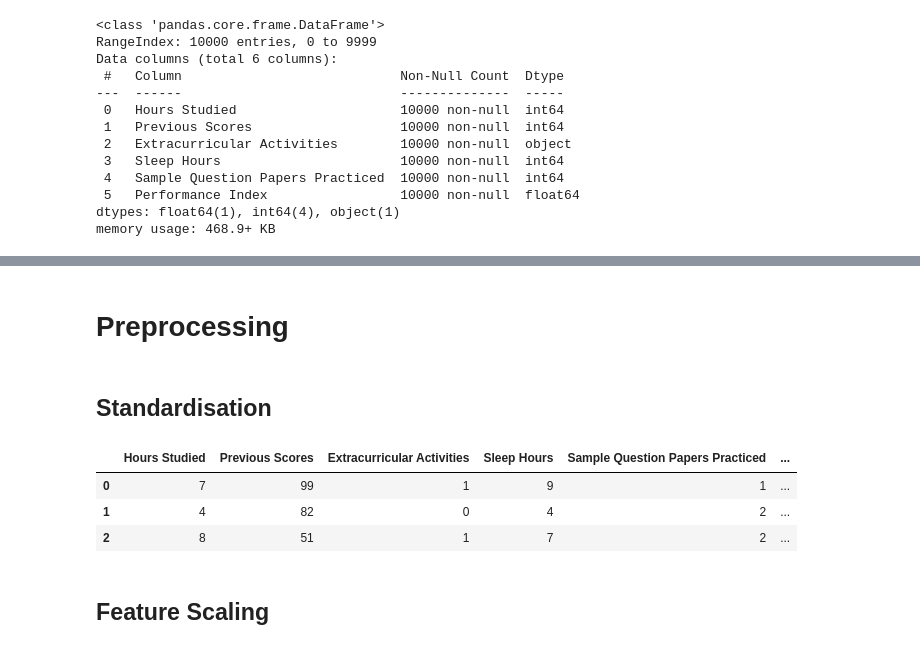
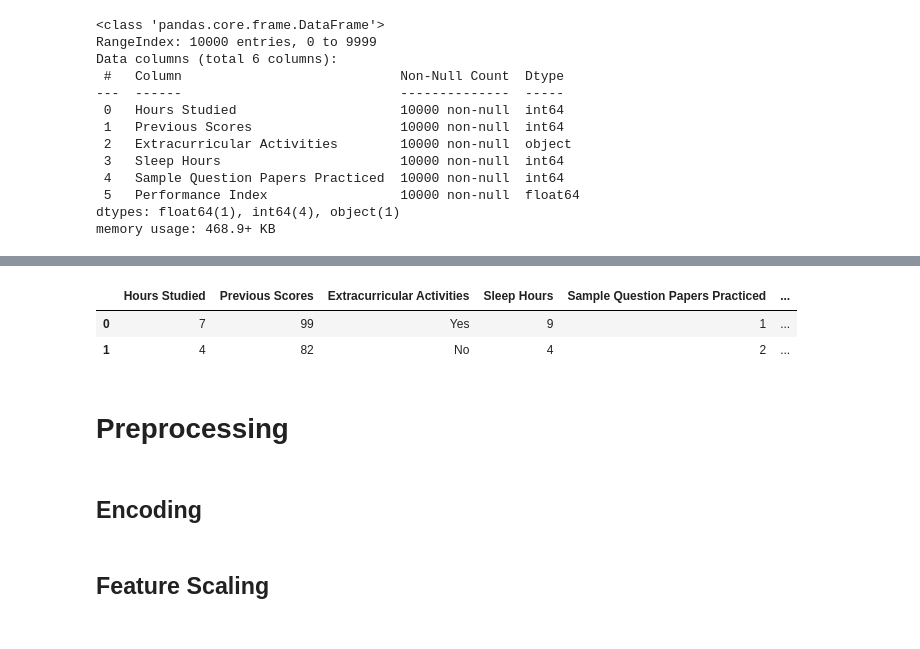
Before and after one commit to Iteba/Data-Science-Practice, a Jupyter notebook: Multi_Linear_Regression_Practice/Multi_Linear_Regression_Practice.ipynb, the cells around one changed output, grey strips where cells are left out. Drawn from its saved outputs; the diff is of its cells as text; code cells hidden in the pictures.

```diff
--- a/Multi_Linear_Regression_Practice/Multi_Linear_Regression_Practice.ipynb
+++ b/Multi_Linear_Regression_Practice/Multi_Linear_Regression_Practice.ipynb
@@ -50,2 +41,8 @@ df.describe()
+# %%
+df.head(2)
+# %% [output]
+|  | Hours Studied | Previous Scores | Extracurricular Activities | Sleep Hours | Sample Question Papers Practiced | ... |
+| 0 | 7 | 99 | Yes | 9 | 1 | ... |
+| 1 | 4 | 82 | No | 4 | 2 | ... |
 # %% [markdown]
 # Preprocessing
@@ -52,3 +52,3 @@ df.describe()
 # %% [markdown]
-## Standardisation
+## Encoding
 # %%
@@ -56,10 +56,3 @@ df['Extracurricular Activities'] = df['Extracurricular Activities'].map({'Yes':
-# %%
-df.head(3)
-# %% [output]
-|  | Hours Studied | Previous Scores | Extracurricular Activities | Sleep Hours | Sample Question Papers Practiced | ... |
-| 0 | 7 | 99 | 1 | 9 | 1 | ... |
-| 1 | 4 | 82 | 0 | 4 | 2 | ... |
-| 2 | 8 | 51 | 1 | 7 | 2 | ... |
 # %% [markdown]
 ## Feature Scaling
 # %%
```
Also changed, not shown: parts of 29 cells of this notebook.
